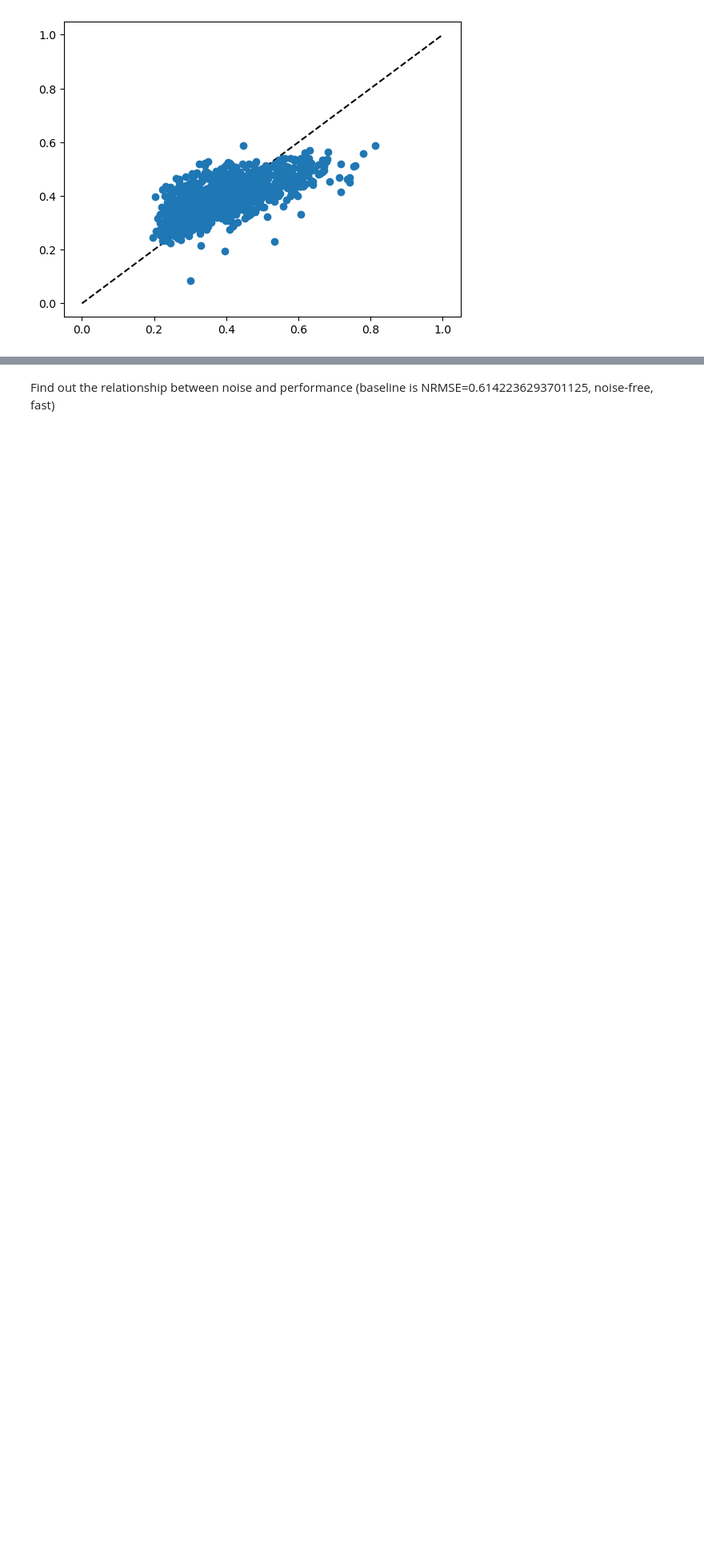
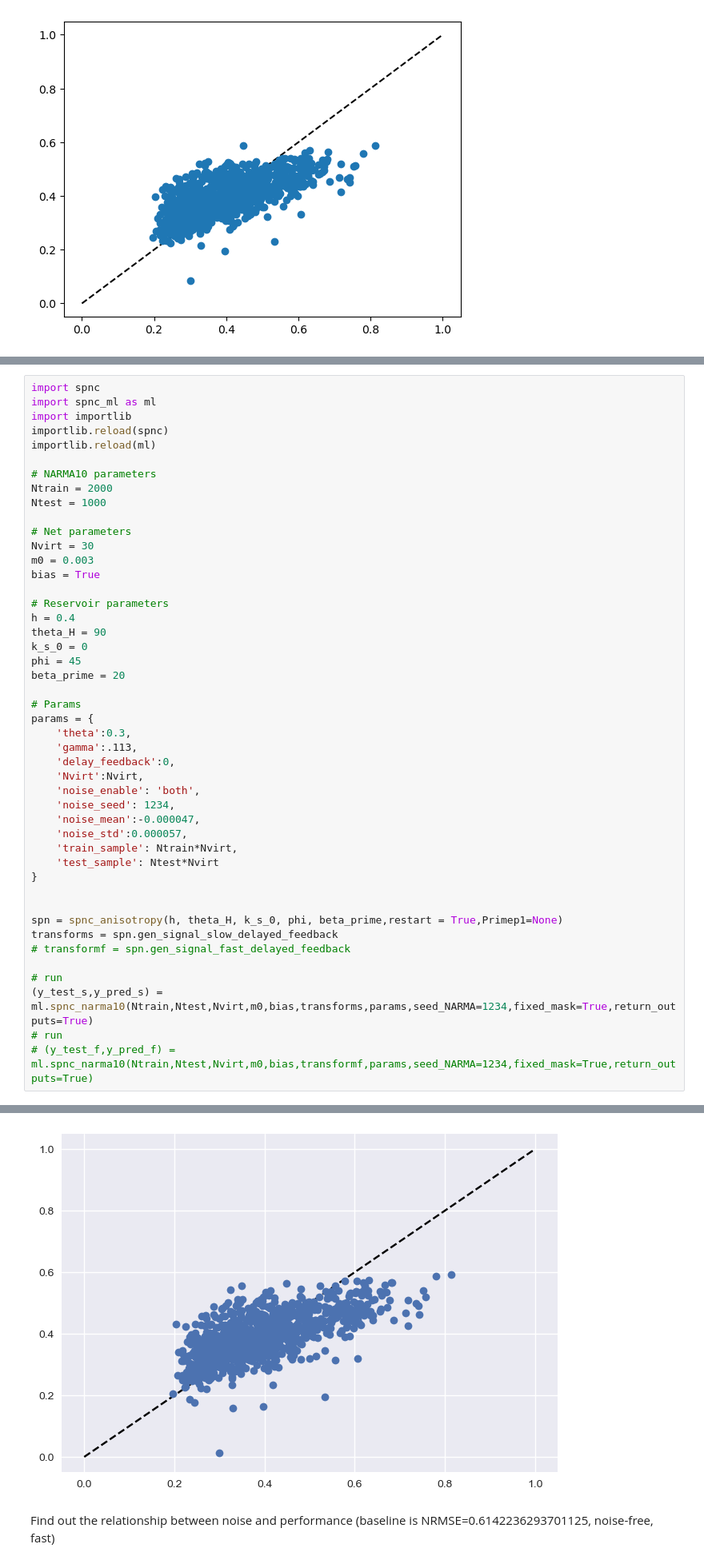
Before and after one commit to spintronic-computing-group/spnc, a Jupyter notebook: noisy.ipynb, the cells around one changed output, grey strips where cells are left out. Shown at 80% size. Saved outputs shown, nothing was run; the diff lists cells and outputs as text; blank space fills up the shorter version.

```diff
--- a/noisy.ipynb
+++ b/noisy.ipynb
@@ -564,0 +567,47 @@ Spacer NRMSE:0
+# %%
+import spnc
+import spnc_ml as ml
+import importlib
+importlib.reload(spnc)
+importlib.reload(ml)
+
+# NARMA10 parameters
+Ntrain = 2000
+Ntest = 1000
+
+# Net parameters
+Nvirt = 30
+m0 = 0.003
+bias = True
+
+# Reservoir parameters
+h = 0.4
+theta_H = 90
+k_s_0 = 0
+phi = 45
+beta_prime = 20
+
+# Params
+params = {
+    'theta':0.3,
+    'gamma':.113,
+    'delay_feedback':0,
+    'Nvirt':Nvirt,
+    'noise_enable': 'both',
+    'noise_seed': 1234,
+    'noise_mean':-0.000047,
+    'noise_std':0.000057,
+    'train_sample': Ntrain*Nvirt,
+    'test_sample': Ntest*Nvirt
+}
+
+
+spn = spnc_anisotropy(h, theta_H, k_s_0, phi, beta_prime,restart = True,Primep1=None)
+transforms = spn.gen_signal_slow_delayed_feedback
+# transformf = spn.gen_signal_fast_delayed_feedback
+
+# run
+(y_test_s,y_pred_s) = ml.spnc_narma10(Ntrain,Ntest,Nvirt,m0,bias,transforms,params,seed_NARMA=1234,fixed_mask=True,return_outputs=True)
+# run
+# (y_test_f,y_pred_f) = ml.spnc_narma10(Ntrain,Ntest,Nvirt,m0,bias,transformf,params,seed_NARMA=1234,fixed_mask=True,return_outputs=True)
+# %% [output]
@@ -565,3 +631,4 @@ Spacer NRMSE:0
+[figure, added]
 # %% [markdown]
 Find out the relationship between noise and performance (baseline is NRMSE=0.6142236293701125, noise-free, fast)
 # %% [markdown]
```
Also changed, not shown: parts of 14 cells of this notebook.
